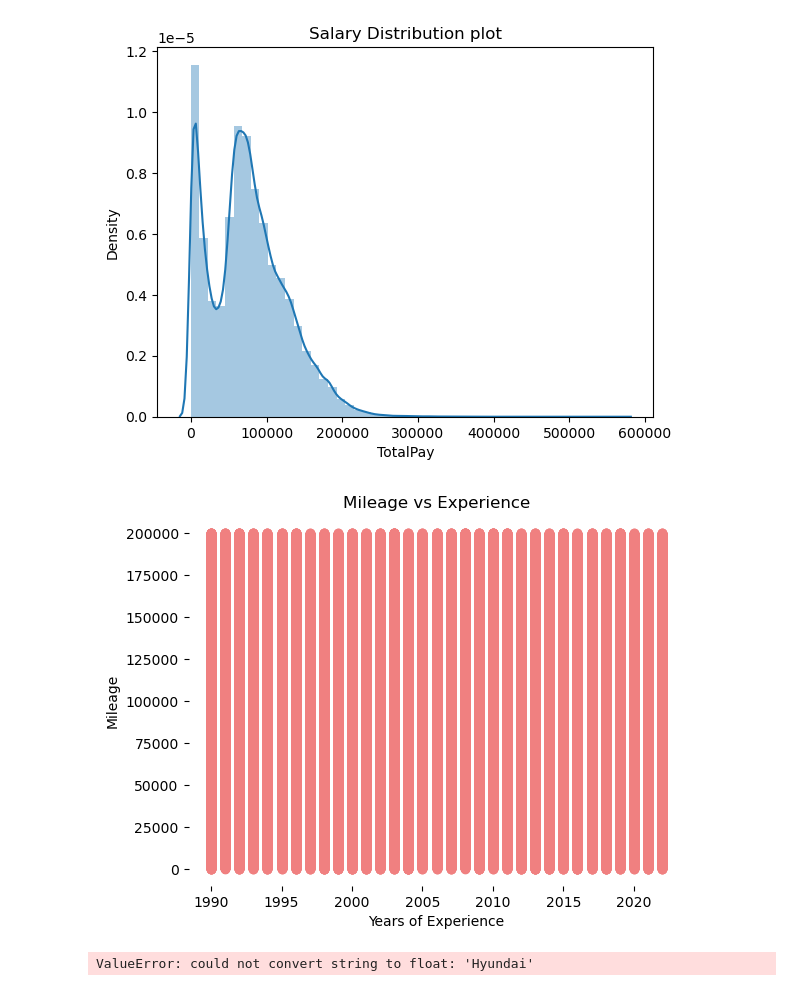
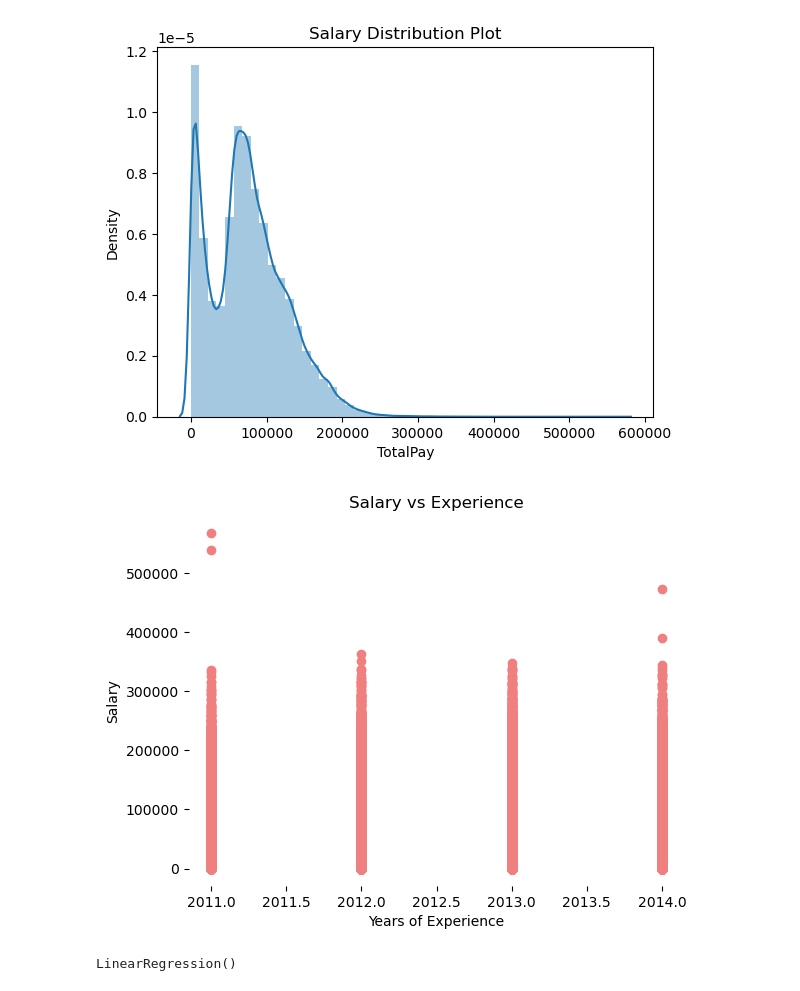
Before and after one commit to swaraj-03/ML_LAB_Swaraj_35, a Jupyter notebook: assignment_2/assignment2.ipynb, the cells around one changed output. Drawn from its saved outputs; the diff is of its cells as text; code cells hidden in the pictures.

```diff
--- a/assignment_2/assignment2.ipynb
+++ b/assignment_2/assignment2.ipynb
@@ -45,12 +68,11 @@ https://gist.github.com/mwaskom/de44147ed2974457ad6372750bbe5751
   sns.distplot(df['TotalPay'])
 [figure]
 # %%
-# Relationship between Salary and Experience
-plt.scatter(df['Year'], df['Mileage'], color = 'lightcoral')
-plt.title('Mileage vs Experience')
+plt.scatter(df['Year'], df['TotalPay'], color = 'lightcoral')
+plt.title('Salary vs Experience')
 plt.xlabel('Years of Experience')
-plt.ylabel('Mileage')
+plt.ylabel('Salary')
 plt.box(False)
 plt.show()
 # %% [output]
-[figure, old version]
+[figure, new version]
@@ -61,9 +79,10 @@ y = df.iloc[:, 1:]  # dependent
 # %%
-# Splitting dataset into test/train
+X = df.iloc[:, :1]  # independent
+y = df['TotalPay']  # dependent
+
 X_train, X_test, y_train, y_test = train_test_split(X, y, test_size = 0.2, random_state = 0)
+
+regressor = LinearRegression()
+regressor.fit(X_train, y_train)
+# %% [output]
+LinearRegression()
-# %%
-# Regressor model
-reg = LinearRegression()
-reg.fit(X_train, y_train)
-# %% [output]
-ValueError: could not convert string to float: 'Hyundai'
```
Also changed, not shown: parts of 7 cells of this notebook.
